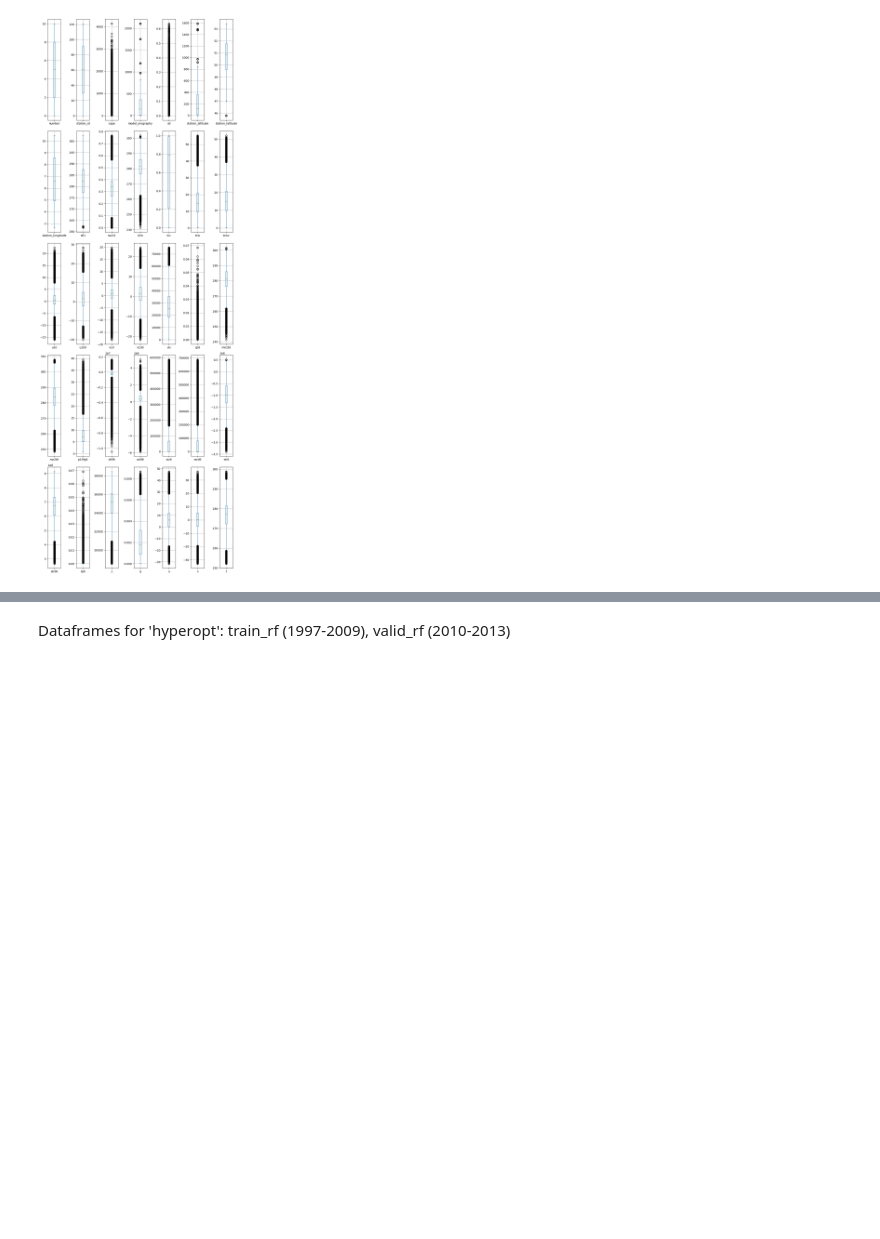
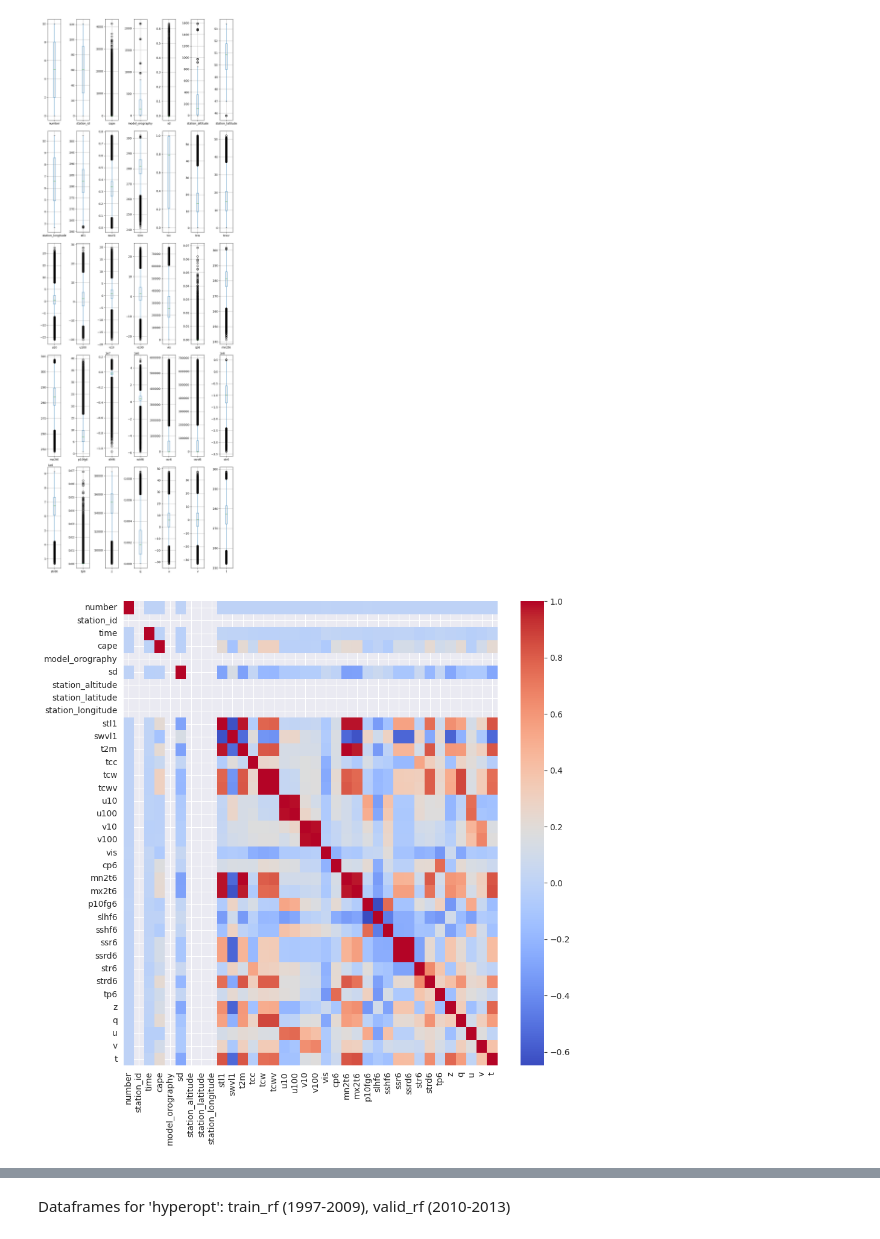
Before and after one commit to leachen01/gnnpp, a Jupyter notebook: exploration/eda.ipynb, the cells around one changed output, grey strips where cells are left out. Cells and saved outputs as stored; diff of their text form; code cells hidden in the pictures; blank space fills up the shorter version.

```diff
--- a/exploration/eda.ipynb
+++ b/exploration/eda.ipynb
@@ -116,3 +102,14 @@ plt.tight_layout()
 plt.show()
 # %% [output]
 [figure]
+# %%
+t_df = t_train_rf[~t_train_rf.isna()]
+t_df = t_df[t_df["station_id"]==1]
+corr_mat = t_df.corr()
+
+plt.figure(figsize=(10, 10))
+sns.heatmap(corr_mat, annot=False, cmap="coolwarm")
+
+plt.show()
+# %% [output]
+[figure, added]
```
Also changed, not shown: parts of 4 cells of this notebook, 2 other files.
